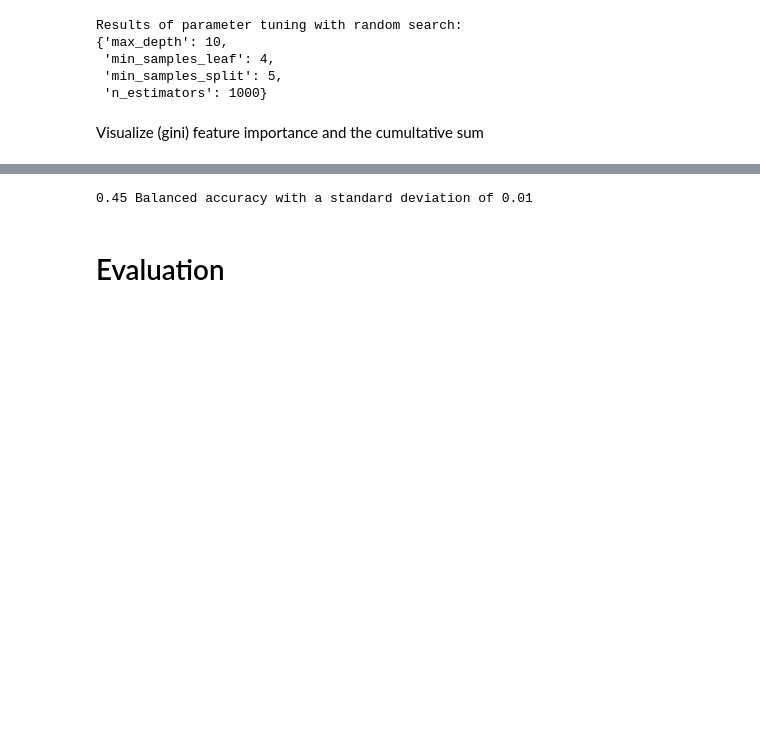
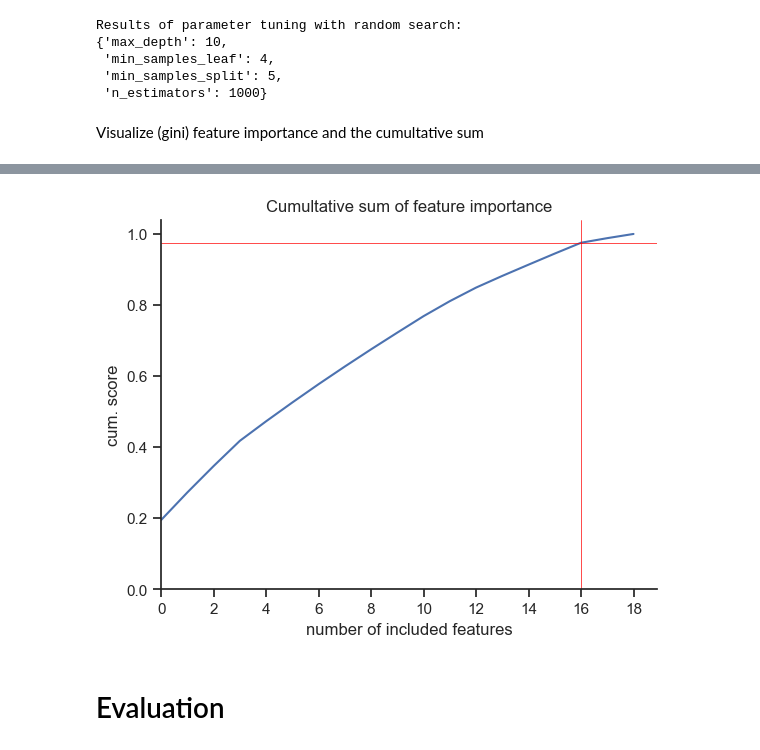
Before and after one commit to Anna53595/DatingLiteracy, a Jupyter notebook: lets_go_stratified_valloop.ipynb, the cells around one changed output, grey strips where cells are left out. Saved outputs shown, nothing was run; the diff lists cells and outputs as text; code cells hidden in the pictures; blank space fills up the shorter version.

```diff
--- a/lets_go_stratified_valloop.ipynb
+++ b/lets_go_stratified_valloop.ipynb
@@ -336,10 +339,16 @@ Text(0, 0.5, 'question_ids')
 # %%
 # first top k question, s.t. Cumultative sum of feature importance is >=.95
 cum_sum_top_k = next(x[0] for x in enumerate(fi_df.cum_sum_fi) if x[1] >=0.95)
-g = sns.lineplot(x = range(len(fi_df)), y = fi_df['cum_sum_fi'])
-g.axhline(y=.95, color='red', linewidth=0.5)
+
+sns.set_style("white")
+sns.set_style("ticks")
+g = sns.lineplot(x = np.arange(len(fi_df)), y = fi_df['cum_sum_fi'])
+g.axhline(y=fi_df['cum_sum_fi'].iloc[cum_sum_top_k], color='red', linewidth=0.5)
 g.axvline(x=cum_sum_top_k, color='red', linewidth=0.5)
-
-#plt.ylim(0,len(features_df))
-g.set_title('Cumultative sum of feature importance')
+sns.despine()
+plt.ylim(0)
+plt.xlim(0)
+g.set(xlabel='number of included features', ylabel='cum. score', title='Cumultative sum of feature importance', xticks=np.arange(len(fi_df), step=2))
 plt.show()
+# %% [output]
+[figure, added]
@@ -351,9 +355,3 @@ for i, row in fi_df[:20].iterrows():
-# %%
-rf_tuned = RandomForestClassifier(**best_random_params).fit(X_train_encoded, y_train_encoded)
-scores = cross_val_score(rf_tuned, X_train_encoded, y_train_encoded, cv=5, scoring='balanced_accuracy')
-print("%0.2f Balanced accuracy with a standard deviation of %0.2f" % (scores.mean(), scores.std()))
-# %% [output]
-0.45 Balanced accuracy with a standard deviation of 0.01
 # %% [markdown]
 # Evaluation
 # %%
```
Also changed, not shown: parts of 7 cells of this notebook.
